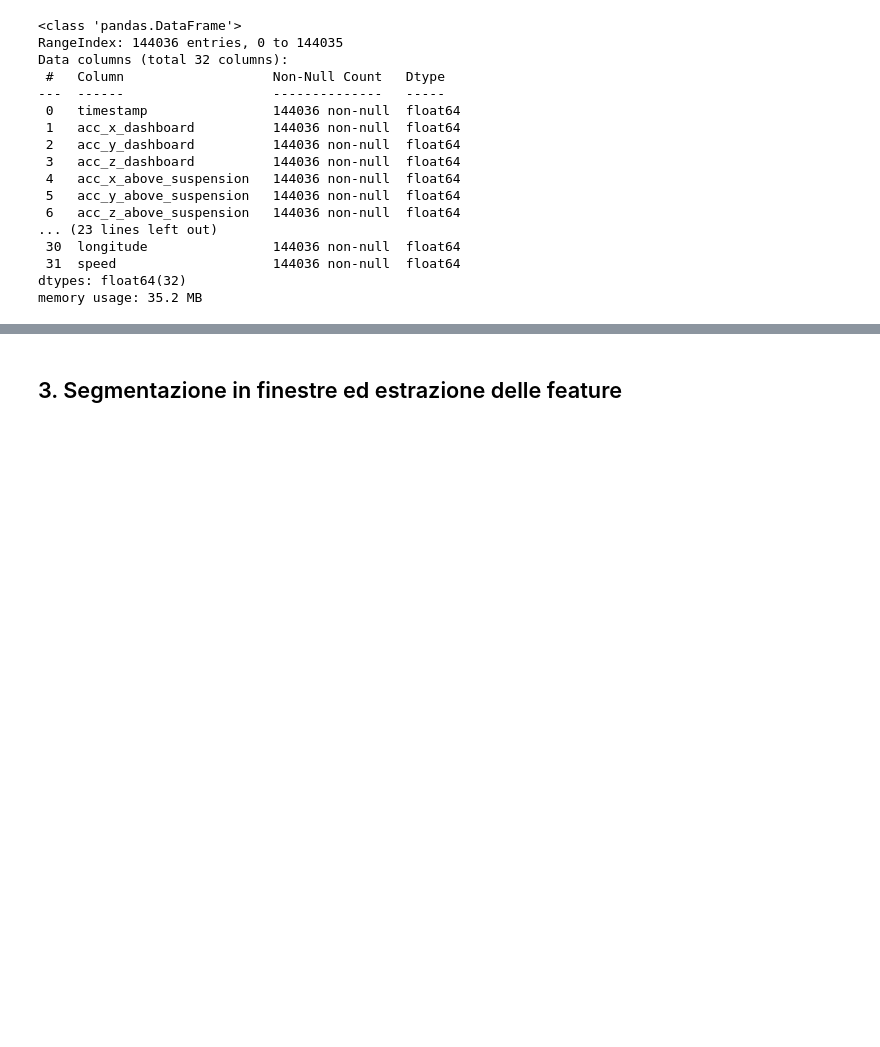
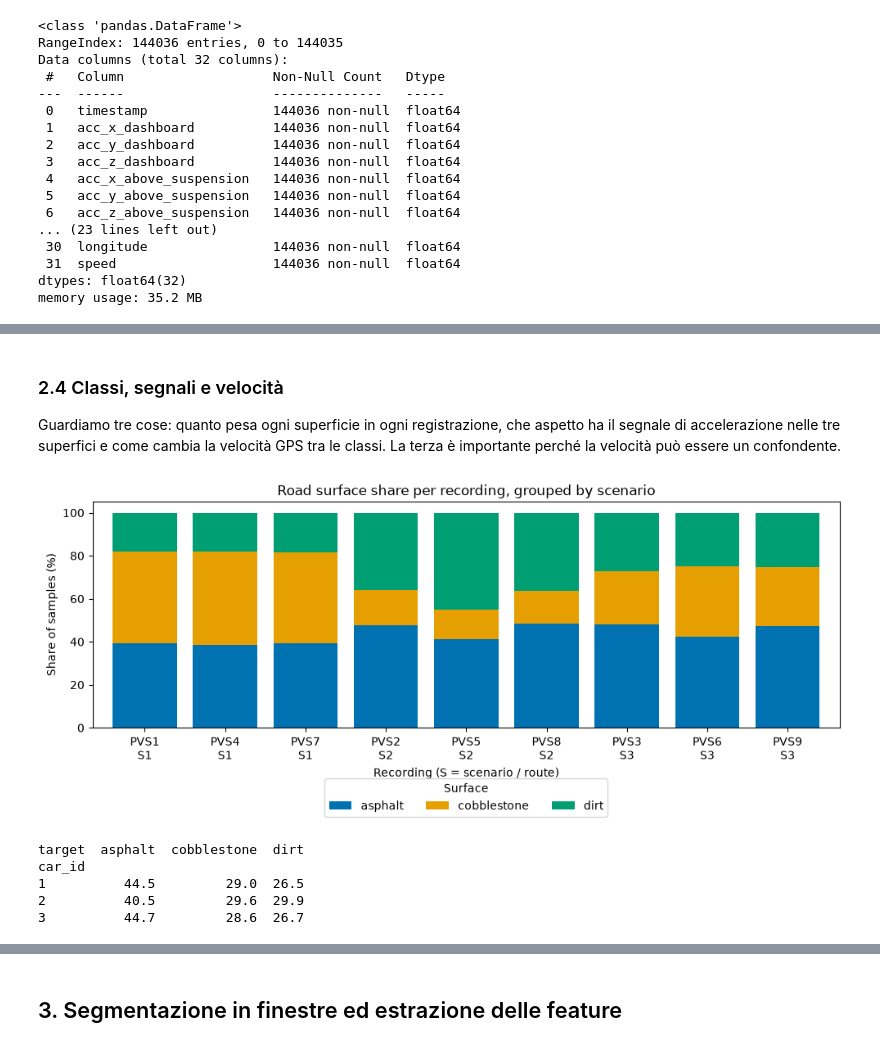
Before and after one commit to DennisBrancaleoni/ml-from-scratch, a Jupyter notebook: notebooks/progetto_pvs.ipynb, the cells around one changed output, grey strips where cells are left out. Drawn from its saved outputs; the diff is of its cells as text; code cells hidden in the pictures; blank space fills up the shorter version.

Commit message:
feat: add data loading and exploratory analysis
Add load_recording/load_all, class constants in config and the
rewritten notebook section 2 (data exploration, plots 02-04).

```diff
--- a/notebooks/progetto_pvs.ipynb
+++ b/notebooks/progetto_pvs.ipynb
@@ -197,0 +132,7 @@ fraction of samples where speed changes: 0.009664250604015663
+# %%
+# How many samples carry each label (one-hot -> one column for each category)
+print(labels.sum())
+
+# Exactly one of the three surfaces must be active on every row
+surface_cols = ["asphalt_road", "cobblestone_road", "dirt_road"]
+print(labels[surface_cols].sum(axis=1).value_counts())
@@ -197,0 +187,5 @@ fraction of samples where speed changes: 0.009664250604015663
+# %%
+# Load the 9 recordings (left side) into one table
+df = load_all("left")
+print(df.shape)
+df[["recording_id", "car_id", "scenario_id", "target", "speed_mps"]].head(3)
@@ -197,0 +220,5 @@ fraction of samples where speed changes: 0.009664250604015663
+# %%
+# Rows where the number of active surface labels is not 1 (ambiguous labels), per recording
+for r in range(1, 10):
+    lab = pd.read_csv(DATA_RAW / f"PVS{r}" / "dataset_labels.csv")
+    print(f"PVS{r}:", (lab[surface_cols].sum(axis=1) != 1).sum())
@@ -197,0 +317,29 @@ fraction of samples where speed changes: 0.009664250604015663
+# %% [markdown]
+### 2.4 Classi, segnali e velocità
+
+Guardiamo tre cose: quanto pesa ogni superficie in ogni registrazione, che aspetto ha il segnale di accelerazione nelle tre superfici e come cambia la velocità GPS tra le classi. La terza è importante perché la velocità può essere un confondente.
+# %%
+# Share of each surface in every recording, recordings grouped by scenario
+order = [1, 4, 7, 2, 5, 8, 3, 6, 9]
+share = pd.crosstab(df["recording_id"], df["target"], normalize="index") * 100
+share = share.loc[order, CLASS_ORDER]            # reorder rows (recordings) and columns (classes)
+
+ax = share.plot(kind="bar", stacked=True, color=CLASS_COLORS, figsize=(10, 4.5), width=0.8)
+ax.set_xticklabels([f"PVS{r}\nS{RECORDING_TO_SCENARIO[r]}" for r in order], rotation=0)
+ax.set_xlabel("Recording (S = scenario / route)")
+ax.set_ylabel("Share of samples (%)")
+ax.set_title("Road surface share per recording, grouped by scenario")
+ax.legend(title="Surface", loc="upper center", bbox_to_anchor=(0.5, -0.2), ncol=3)
+plt.tight_layout()
+plt.savefig(FIGURES / "02_class_distribution.png", dpi=150, bbox_inches="tight")
+plt.show()
+
+# Same shares for each car
+print(pd.crosstab(df["car_id"], df["target"], normalize="index").mul(100).round(1))
+# %% [output]
+[figure, added]
+target  asphalt  cobblestone  dirt
+car_id
+1          44.5         29.0  26.5
+2          40.5         29.6  29.9
+3          44.7         28.6  26.7
```
Also changed, not shown: parts of 32 cells of this notebook, 2 other files.
